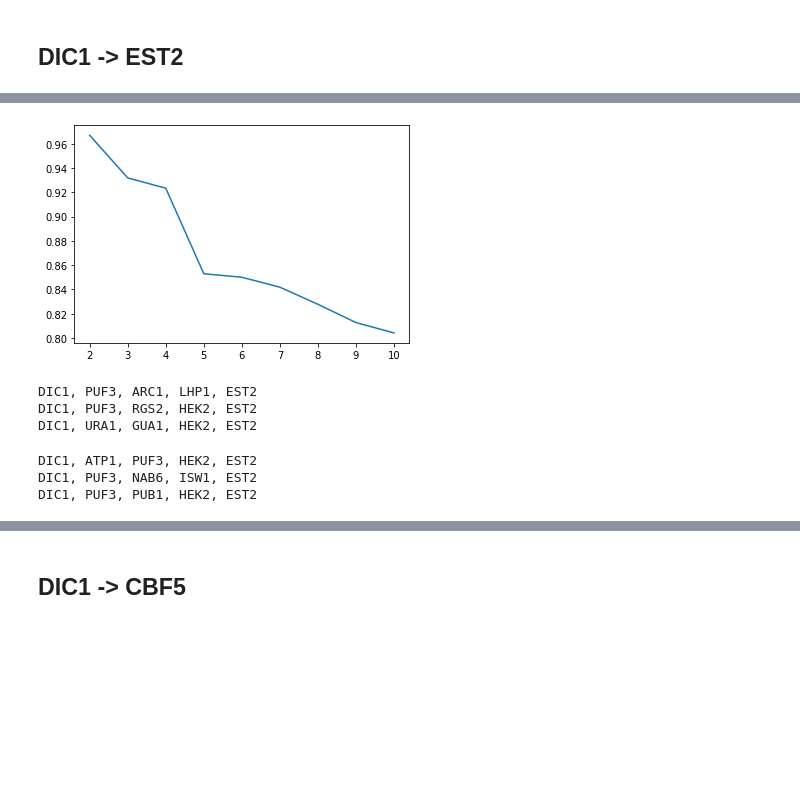
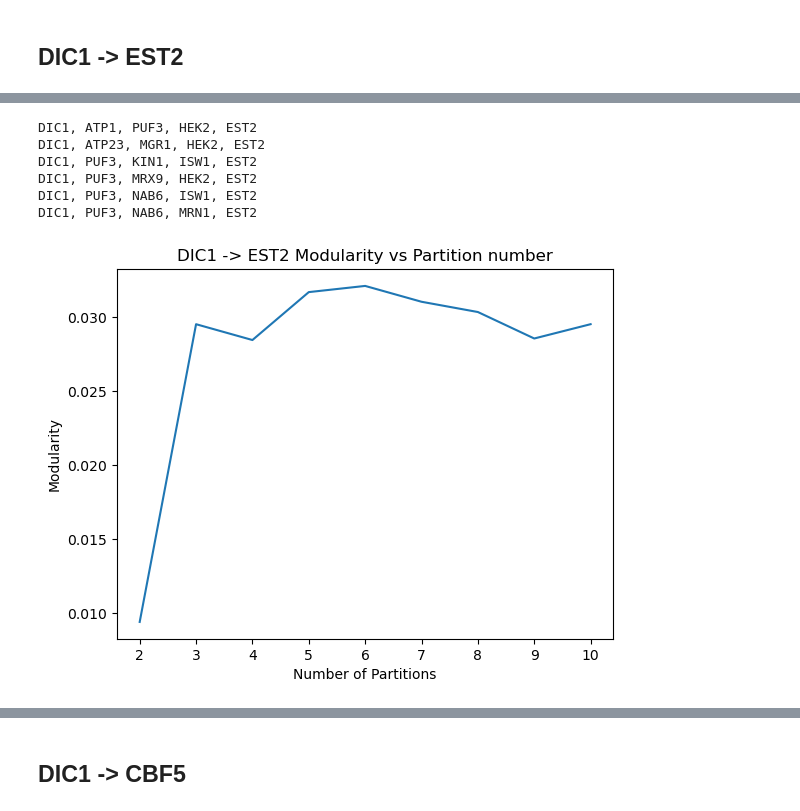
Before and after one commit to jqxcz/MATH3888, a Jupyter notebook: Homotopic Clustering.ipynb, the cells around one changed output, grey strips where cells are left out. Drawn from its saved outputs; the diff is of its cells as text; code cells hidden in the pictures; blank space fills up the shorter version.

```diff
--- a/Homotopic Clustering.ipynb
+++ b/Homotopic Clustering.ipynb
@@ -381,21 +416,13 @@ HomNet.size
 563
-# %%
-HomNet.k_Elbow()
-# %% [output]
-[figure, removed]
-# %%
-# KMeans
-k = 3
-path_to_proteins(HomNet.indices_to_pathname(HomNet.KMeans_cluster(k)[0]))
-# %% [output]
-DIC1, PUF3, ARC1, LHP1, EST2
-DIC1, PUF3, RGS2, HEK2, EST2
-DIC1, URA1, GUA1, HEK2, EST2
-# %%
-# Spectral
-k = 3
-path_to_proteins(HomNet.indices_to_pathname(HomNet.Spectral_Cluster(k)[0]))
-# %% [output]
-DIC1, ATP1, PUF3, HEK2, EST2
-DIC1, PUF3, NAB6, ISW1, EST2
-DIC1, PUF3, PUB1, HEK2, EST2
+# %%
+k = HomNet.Spectral_Modularity_Plot()
+Spec = HomNet.Spectral_Cluster(k)
+path_to_proteins(HomNet.indices_to_pathname(Spec[0]))
+# %% [output]
+DIC1, ATP1, PUF3, HEK2, EST2
+DIC1, ATP23, MGR1, HEK2, EST2
+DIC1, PUF3, KIN1, ISW1, EST2
+DIC1, PUF3, MRX9, HEK2, EST2
+DIC1, PUF3, NAB6, ISW1, EST2
+DIC1, PUF3, NAB6, MRN1, EST2
+[figure, added]
```
Also changed, not shown: parts of 24 cells of this notebook, 3 other files.
